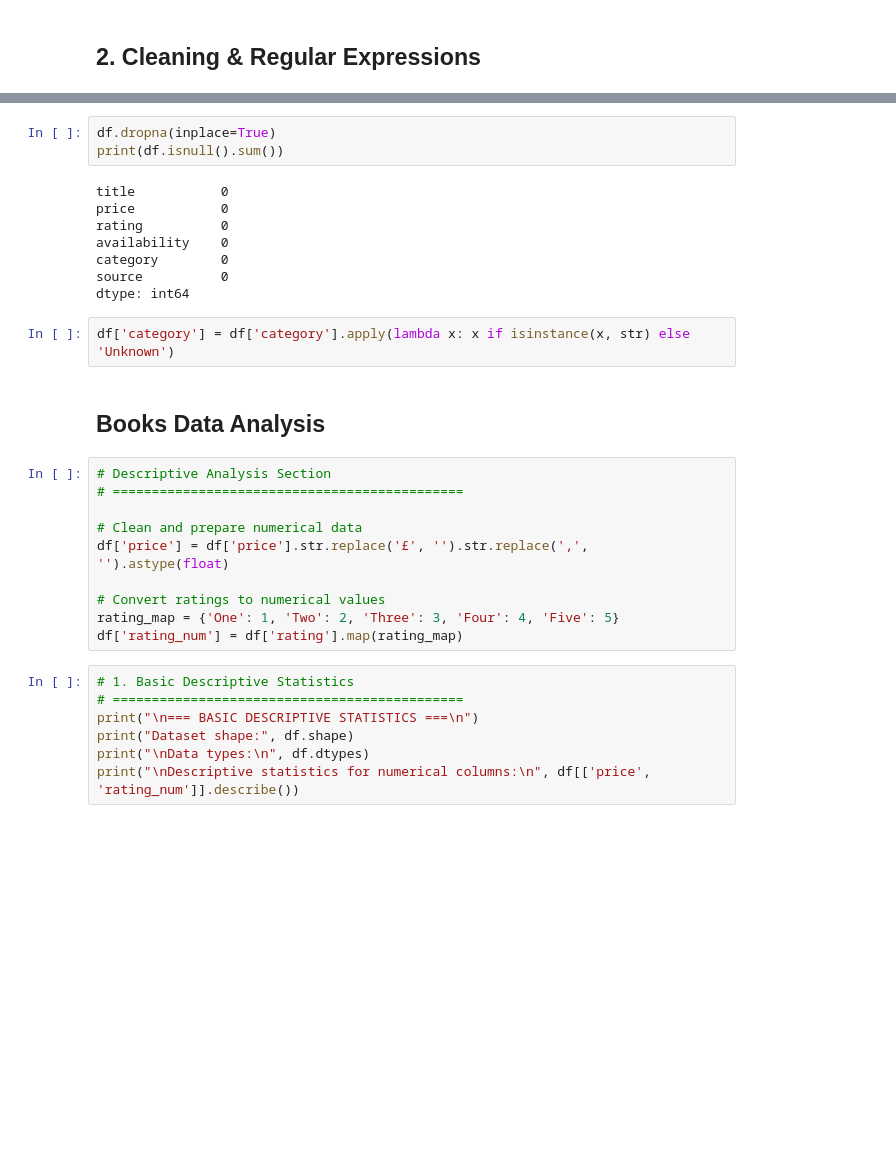
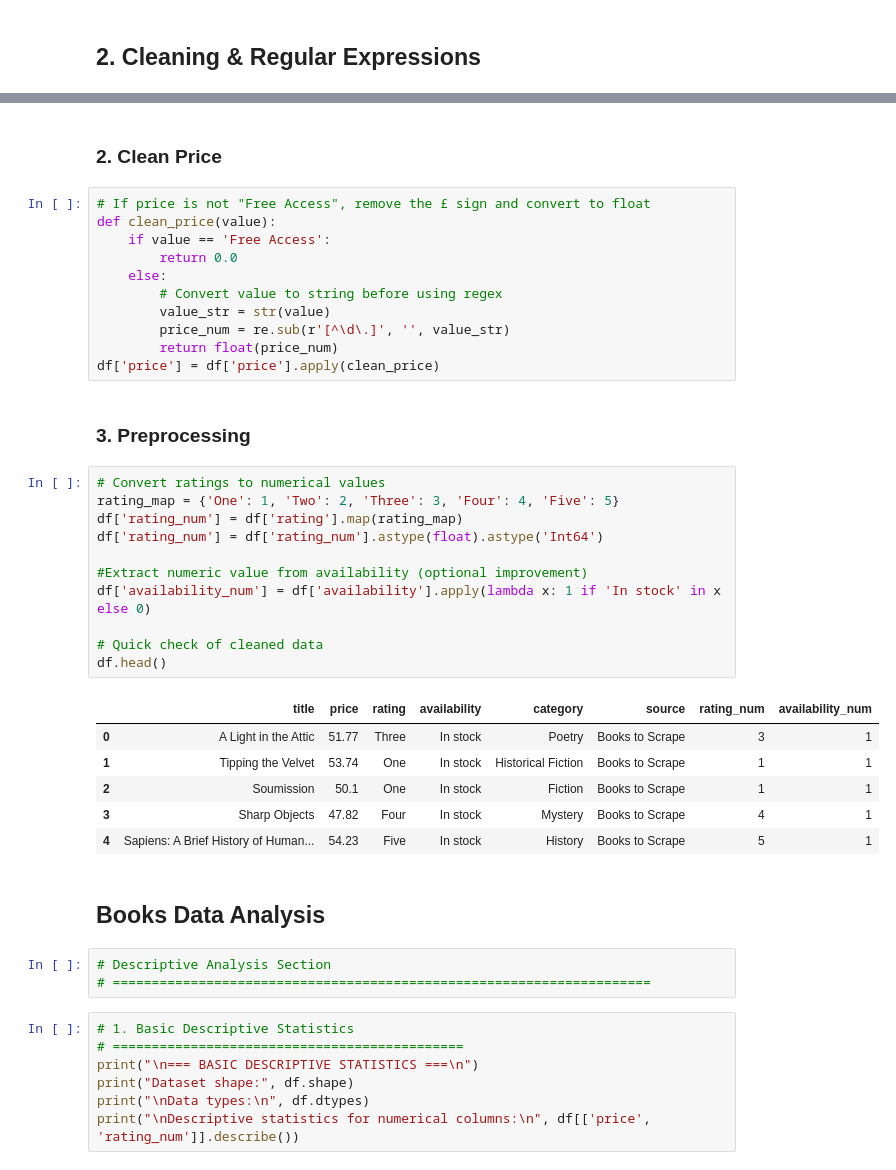
Before and after one commit to MidoHossam14/Data-.S-.Tools-Project, a Jupyter notebook: final_exctract_cleaned_analysis_visualization.ipynb, the cells around one changed output, grey strips where cells are left out. Cells and saved outputs as stored; diff of their text form; blank space fills up the shorter version.

```diff
--- a/final_exctract_cleaned_analysis_visualization.ipynb
+++ b/final_exctract_cleaned_analysis_visualization.ipynb
@@ -184,29 +208,42 @@ source           0
 dtype: int64
+# %% [markdown]
+### **2. Clean Price**
 # %%
-df.dropna(inplace=True)
-print(df.isnull().sum())
+# If price is not "Free Access", remove the £ sign and convert to float
+def clean_price(value):
+    if value == 'Free Access':
+        return 0.0
+    else:
+        # Convert value to string before using regex
+        value_str = str(value)
+        price_num = re.sub(r'[^\d\.]', '', value_str)
+        return float(price_num)
+df['price'] = df['price'].apply(clean_price)
-# %% [output]
-title           0
-price           0
-rating          0
-availability    0
-category        0
-source          0
-dtype: int64
-# %%
-df['category'] = df['category'].apply(lambda x: x if isinstance(x, str) else 'Unknown')
+# %% [markdown]
+### **3. Preprocessing**
+# %%
+# Convert ratings to numerical values
+rating_map = {'One': 1, 'Two': 2, 'Three': 3, 'Four': 4, 'Five': 5}
+df['rating_num'] = df['rating'].map(rating_map)
+df['rating_num'] = df['rating_num'].astype(float).astype('Int64')
+
+#Extract numeric value from availability (optional improvement)
+df['availability_num'] = df['availability'].apply(lambda x: 1 if 'In stock' in x else 0)
+
+# Quick check of cleaned data
+df.head()
+# %% [output]
+|  | title | price | rating | availability | category | source | rating_num | availability_num |
+| 0 | A Light in the Attic | 51.77 | Three | In stock | Poetry | Books to Scrape | 3 | 1 |
+| 1 | Tipping the Velvet | 53.74 | One | In stock | Historical Fiction | Books to Scrape | 1 | 1 |
+| 2 | Soumission | 50.1 | One | In stock | Fiction | Books to Scrape | 1 | 1 |
+| 3 | Sharp Objects | 47.82 | Four | In stock | Mystery | Books to Scrape | 4 | 1 |
+| 4 | Sapiens: A Brief History of Human... | 54.23 | Five | In stock | History | Books to Scrape | 5 | 1 |
 # %% [markdown]
 ## Books Data Analysis
 # %%
 # Descriptive Analysis Section
-# =============================================
-
-# Clean and prepare numerical data
-df['price'] = df['price'].str.replace('£', '').str.replace(',', '').astype(float)
-
-# Convert ratings to numerical values
-rating_map = {'One': 1, 'Two': 2, 'Three': 3, 'Four': 4, 'Five': 5}
-df['rating_num'] = df['rating'].map(rating_map)
+# =====================================================================
 # %%
 # 1. Basic Descriptive Statistics
 # =============================================
```
Also changed, not shown: parts of 14 cells of this notebook.
